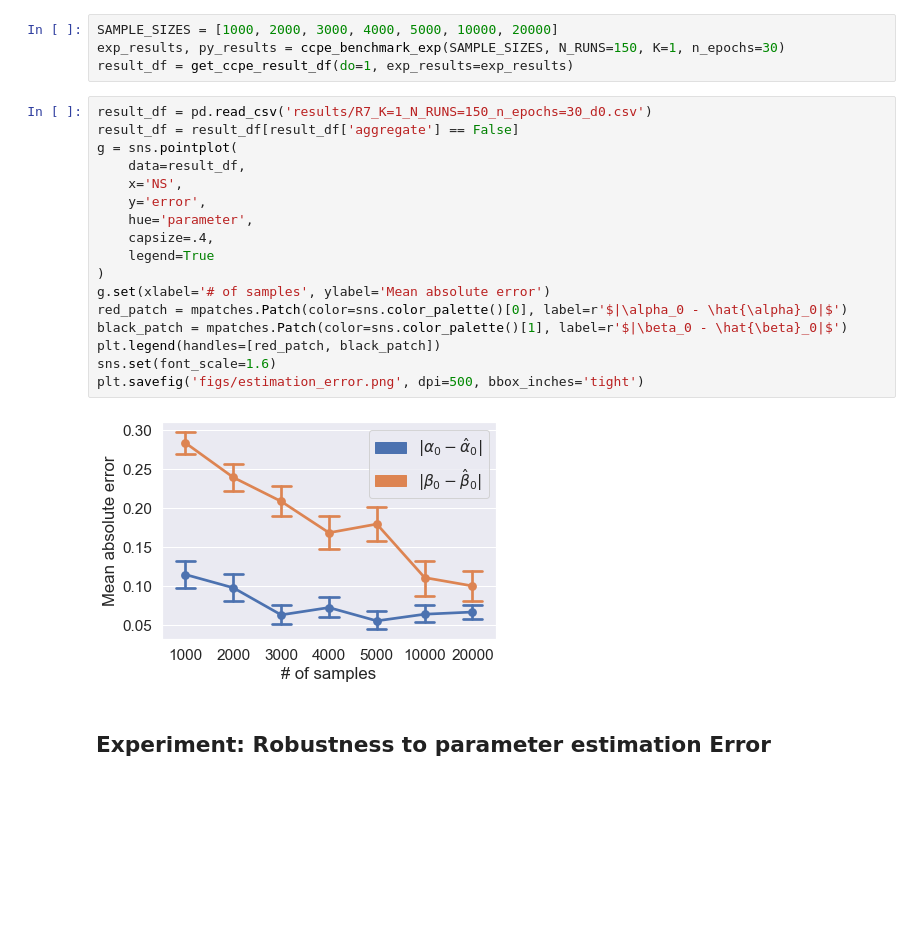
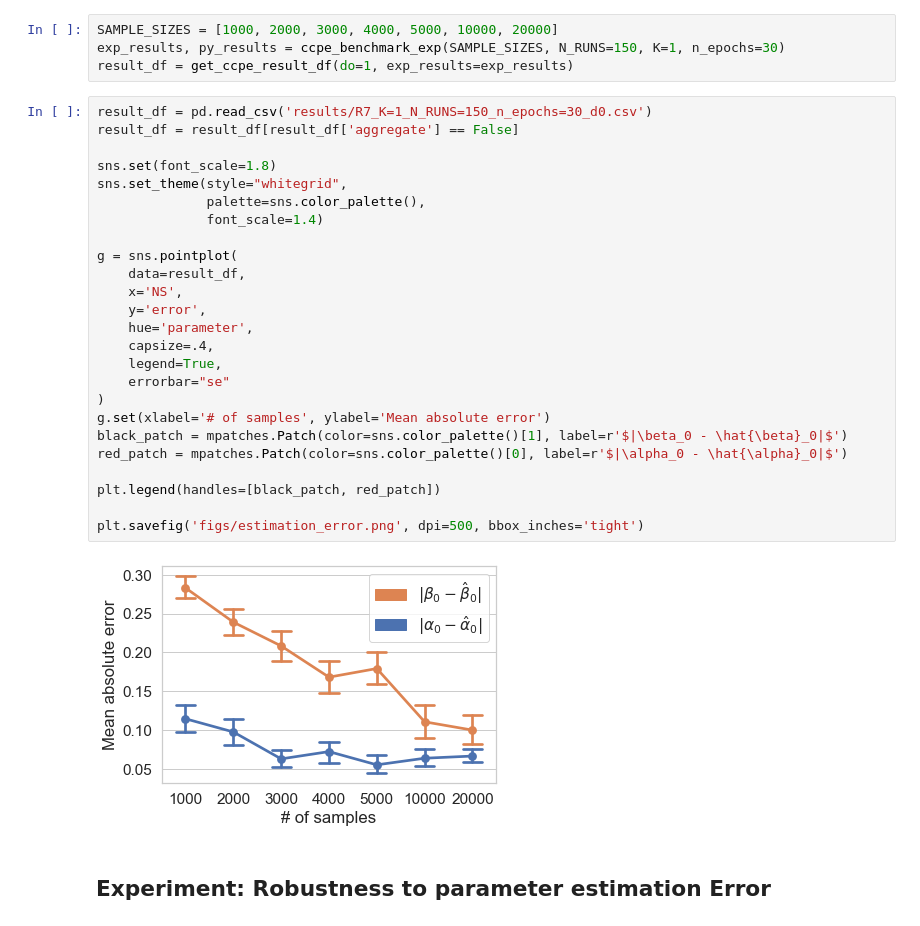
Before and after one commit to lguerdan/counterfactual-decision-support, a Jupyter notebook: experiments.ipynb, the cells around one changed output. Cells and saved outputs as stored; diff of their text form; blank space fills up the shorter version.

```diff
--- a/experiments.ipynb
+++ b/experiments.ipynb
@@ -163,22 +185,30 @@ result_df = get_ccpe_result_df(do=1, exp_results=exp_results)
 # %%
 result_df = pd.read_csv('results/R7_K=1_N_RUNS=150_n_epochs=30_d0.csv')
 result_df = result_df[result_df['aggregate'] == False]
+
+sns.set(font_scale=1.8)
+sns.set_theme(style="whitegrid",
+              palette=sns.color_palette(),
+              font_scale=1.4)
+
 g = sns.pointplot(
     data=result_df,
     x='NS',
     y='error',
     hue='parameter',
     capsize=.4,
-    legend=True
+    legend=True,
+    errorbar="se"
 )
 g.set(xlabel='# of samples', ylabel='Mean absolute error')
+black_patch = mpatches.Patch(color=sns.color_palette()[1], label=r'$|\beta_0 - \hat{\beta}_0|$')
 red_patch = mpatches.Patch(color=sns.color_palette()[0], label=r'$|\alpha_0 - \hat{\alpha}_0|$')
-black_patch = mpatches.Patch(color=sns.color_palette()[1], label=r'$|\beta_0 - \hat{\beta}_0|$')
-plt.legend(handles=[red_patch, black_patch])
-sns.set(font_scale=1.6)
+
+plt.legend(handles=[black_patch, red_patch])
+
 plt.savefig('figs/estimation_error.png', dpi=500, bbox_inches='tight')
 # %% [output]
-[figure, old version]
+[figure, new version]
 # %% [markdown]
 ## Experiment: Robustness to parameter estimation Error
 # %%
```
Also changed, not shown: parts of 17 cells of this notebook, 6 other files.
